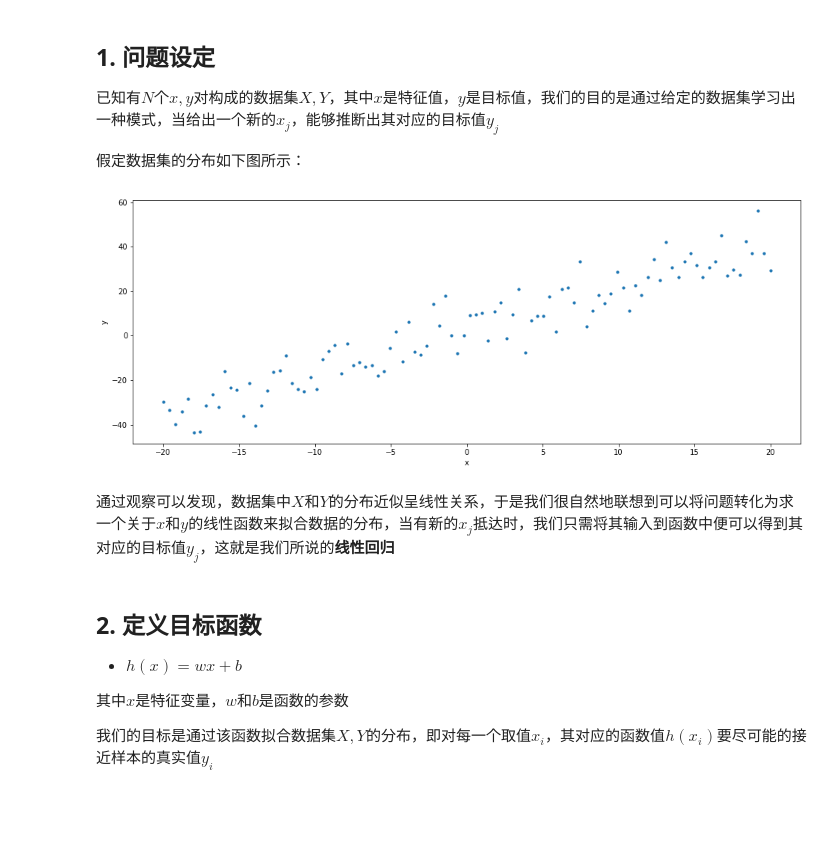
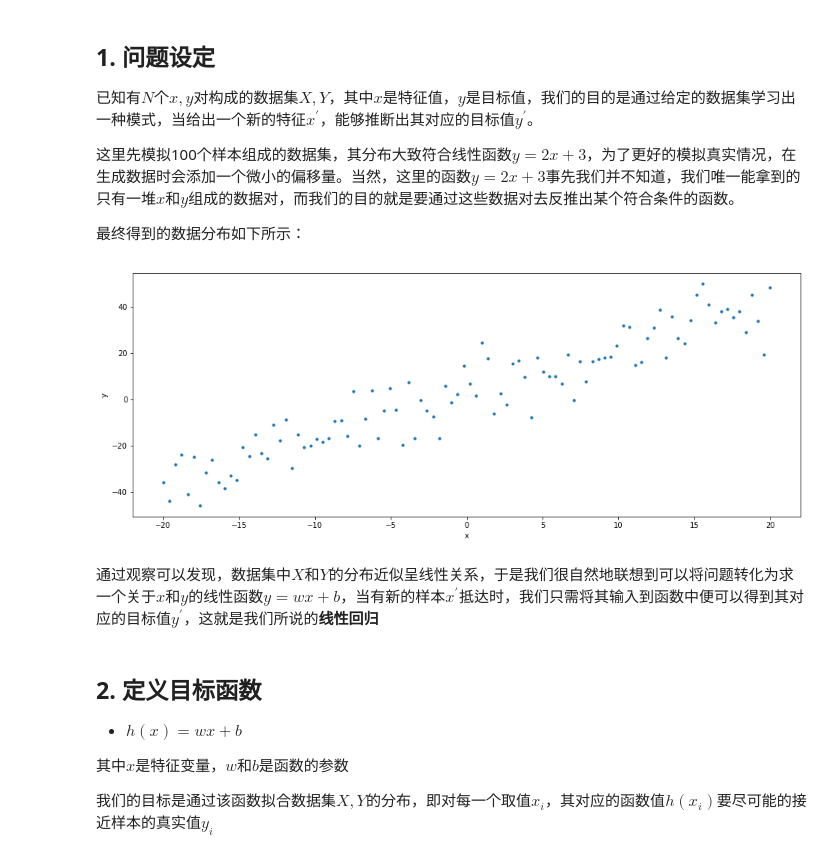
Before and after one commit to Calmnea/AILab, a Jupyter notebook: 1_Linear_Regression/linear_regression.ipynb, the cells around one changed output. Drawn from its saved outputs; the diff is of its cells as text; code cells hidden in the pictures; blank space fills up the shorter version.

```diff
--- a/1_Linear_Regression/linear_regression.ipynb
+++ b/1_Linear_Regression/linear_regression.ipynb
@@ -10,24 +21,25 @@ from mpl_toolkits.mplot3d import Axes3D
 # %% [markdown]
 ## 1. 问题设定
 
-已知有$N$个$x,y$对构成的数据集$X,Y$，其中$x$是特征值，$y$是目标值，我们的目的是通过给定的数据集学习出一种模式，当给出一个新的$x_j$，能够推断出其对应的目标值$y_j$
+已知有$N$个$x,y$对构成的数据集$X,Y$，其中$x$是特征值，$y$是目标值，我们的目的是通过给定的数据集学习出一种模式，当给出一个新的特征$x^\prime$，能够推断出其对应的目标值$y^\prime$。
 
-假定数据集的分布如下图所示：
+这里先模拟100个样本组成的数据集，其分布大致符合线性函数$y=2x+3$，为了更好的模拟真实情况，在生成数据时会添加一个微小的偏移量。当然，这里的函数$y=2x+3$事先我们并不知道，我们唯一能拿到的只有一堆$x$和$y$组成的数据对，而我们的目的就是要通过这些数据对去反推出某个符合条件的函数。
+
+最终得到的数据分布如下所示：
 # %%
-# 模拟数据集
 data_count = 100
 x_data = np.linspace(-20, 20, data_count)
-y_data = np.multiply(2, X) + 3 + np.random.normal(loc=0, scale=8.0, size=(data_count,))
+y_data = np.multiply(2, x_data) + 3 + np.random.normal(loc=0, scale=8.0, size=(data_count,))
 
 plt.figure(figsize=(16, 6))
 plt.scatter(x_data, y_data, s=10)
 plt.xlabel('x')
 plt.ylabel('y')
 plt.show()
 # %% [output]
-[figure, old version]
+[figure, new version]
 # %% [markdown]
-通过观察可以发现，数据集中$X$和$Y$的分布近似呈线性关系，于是我们很自然地联想到可以将问题转化为求一个关于$x$和$y$的线性函数来拟合数据的分布，当有新的$x_j$抵达时，我们只需将其输入到函数中便可以得到其对应的目标值$y_j$，这就是我们所说的**线性回归**
+通过观察可以发现，数据集中$X$和$Y$的分布近似呈线性关系，于是我们很自然地联想到可以将问题转化为求一个关于$x$和$y$的线性函数$y=wx+b$，当有新的样本$x^\prime$抵达时，我们只需将其输入到函数中便可以得到其对应的目标值$y^\prime$，这就是我们所说的**线性回归**
 # %% [markdown]
 ## 2. 定义目标函数
 
```
Also changed, not shown: parts of 9 cells of this notebook, 2 other files.
